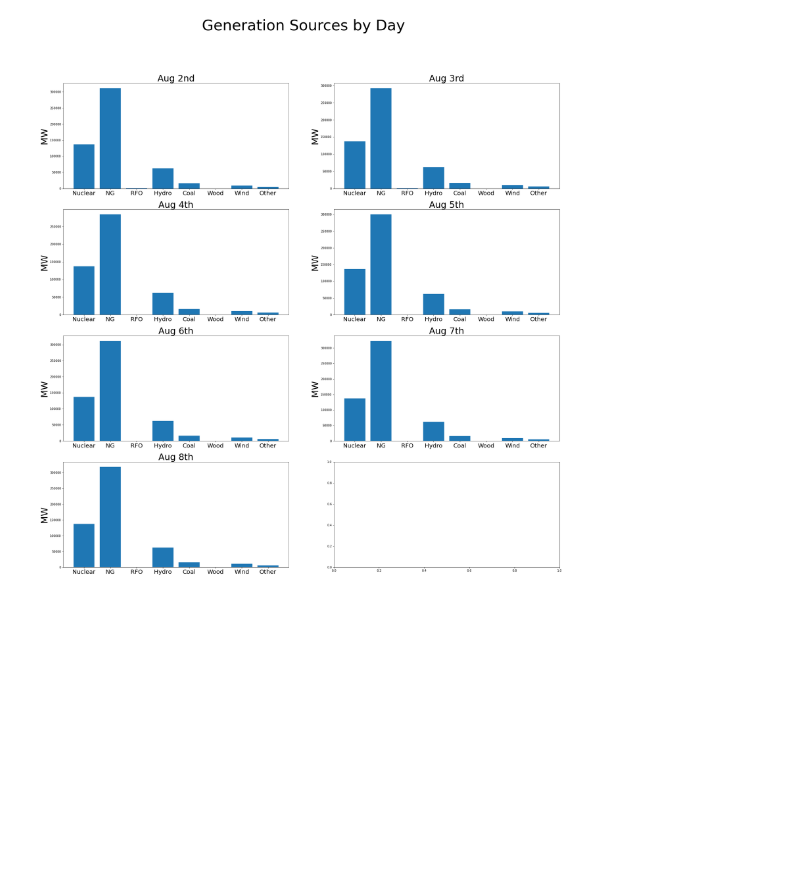
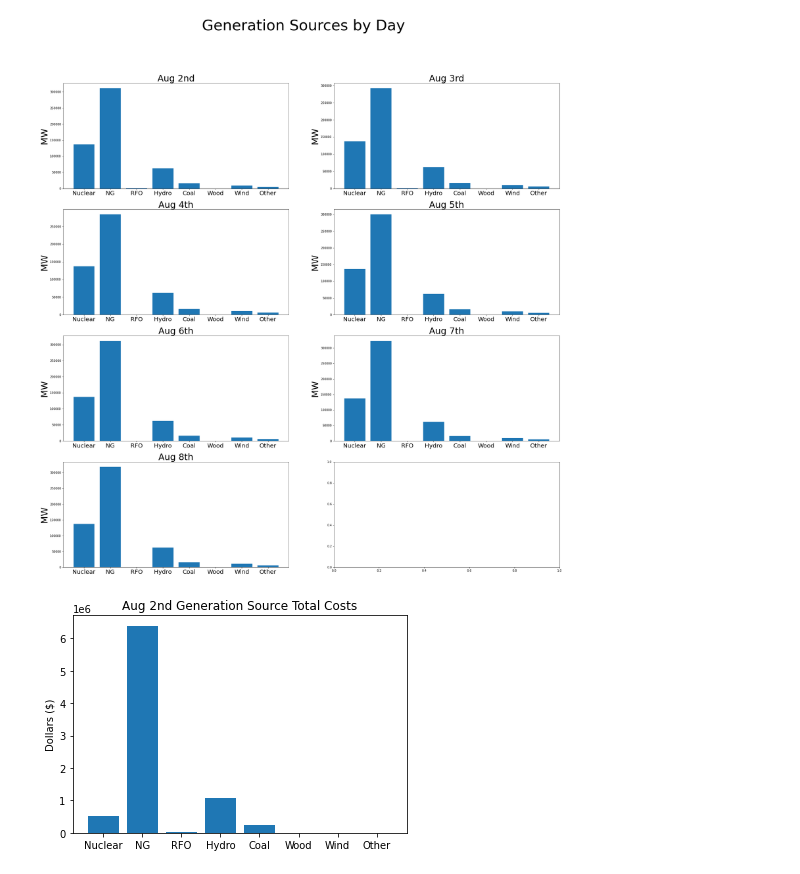
Before and after one commit to alberlin232/ML-Energy-Capstone, a Jupyter notebook: NYISO/SCUC_Visualization.ipynb, the cells around one changed output. Drawn from its saved outputs; the diff is of its cells as text; code cells hidden in the pictures; blank space fills up the shorter version.

Commit message:
Added a few more graphs

```diff
--- a/NYISO/SCUC_Visualization.ipynb
+++ b/NYISO/SCUC_Visualization.ipynb
@@ -202,3 +202,37 @@ axs[3,0].tick_params(axis='x', labelsize=20)
 plt.show()
 # %% [output]
 [figure]
+# %%
+aug2c = pd.read_csv (r'/Users/Rakene/Documents/Academics/280/ML-Energy-Capstone/NYISO/data/Disp_educ_cost_fr_fueltype.csv')
+aug3c = pd.read_csv (r'/Users/Rakene/Documents/Academics/280/ML-Energy-Capstone/NYISO/data/Disp_educ_cost_fr_fueltype-2.csv')
+aug4c = pd.read_csv (r'/Users/Rakene/Documents/Academics/280/ML-Energy-Capstone/NYISO/data/Disp_educ_cost_fr_fueltype-3.csv')
+aug5c = pd.read_csv (r'/Users/Rakene/Documents/Academics/280/ML-Energy-Capstone/NYISO/data/Disp_educ_cost_fr_fueltype-4.csv')
+aug6c = pd.read_csv (r'/Users/Rakene/Documents/Academics/280/ML-Energy-Capstone/NYISO/data/Disp_educ_cost_fr_fueltype-5.csv')
+aug7c = pd.read_csv (r'/Users/Rakene/Documents/Academics/280/ML-Energy-Capstone/NYISO/data/Disp_educ_cost_fr_fueltype-6.csv')
+aug8c = pd.read_csv (r'/Users/Rakene/Documents/Academics/280/ML-Energy-Capstone/NYISO/data/Disp_educ_cost_fr_fueltype-7.csv')
+# %%
+aug2c = aug2c.drop(['Avg_Nuclear', 'Avg_NG', 'Avg_RFO', 'Avg_Hydro', 'Avg_Coal', 'Avg_wood', 'Avg_Wind', 'Avg_Other'], axis=1)
+aug3c = aug3c.drop(['Avg_Nuclear', 'Avg_NG', 'Avg_RFO', 'Avg_Hydro', 'Avg_Coal', 'Avg_wood', 'Avg_Wind', 'Avg_Other'], axis=1)
+aug4c = aug4c.drop(['Avg_Nuclear', 'Avg_NG', 'Avg_RFO', 'Avg_Hydro', 'Avg_Coal', 'Avg_wood', 'Avg_Wind', 'Avg_Other'], axis=1)
+aug5c = aug5c.drop(['Avg_Nuclear', 'Avg_NG', 'Avg_RFO', 'Avg_Hydro', 'Avg_Coal', 'Avg_wood', 'Avg_Wind', 'Avg_Other'], axis=1)
+aug6c = aug6c.drop(['Avg_Nuclear', 'Avg_NG', 'Avg_RFO', 'Avg_Hydro', 'Avg_Coal', 'Avg_wood', 'Avg_Wind', 'Avg_Other'], axis=1)
+aug7c = aug7c.drop(['Avg_Nuclear', 'Avg_NG', 'Avg_RFO', 'Avg_Hydro', 'Avg_Coal', 'Avg_wood', 'Avg_Wind', 'Avg_Other'], axis=1)
+aug8c = aug8c.drop(['Avg_Nuclear', 'Avg_NG', 'Avg_RFO', 'Avg_Hydro', 'Avg_Coal', 'Avg_wood', 'Avg_Wind', 'Avg_Other'], axis=1)
+aug2_sumc = aug2c.sum(axis=0)
+aug3_sumc = aug3c.sum(axis=0)
+aug4_sumc = aug4c.sum(axis=0)
+aug5_sumc = aug5c.sum(axis=0)
+aug6_sumc = aug6c.sum(axis=0)
+aug7_sumc = aug7c.sum(axis=0)
+aug8_sumc = aug8c.sum(axis=0)
+# %%
+fig, ax = plt.subplots()
+
+ax.bar(aug2c.columns, aug2_sumc)
+
+ax.set_ylabel('Dollars ($)')
+ax.set_title('Aug 2nd Generation Source Total Costs')
+
+plt.show()
+# %% [output]
+[figure, added]
```
Also changed, not shown: parts of 8 cells of this notebook, 9 other files.
